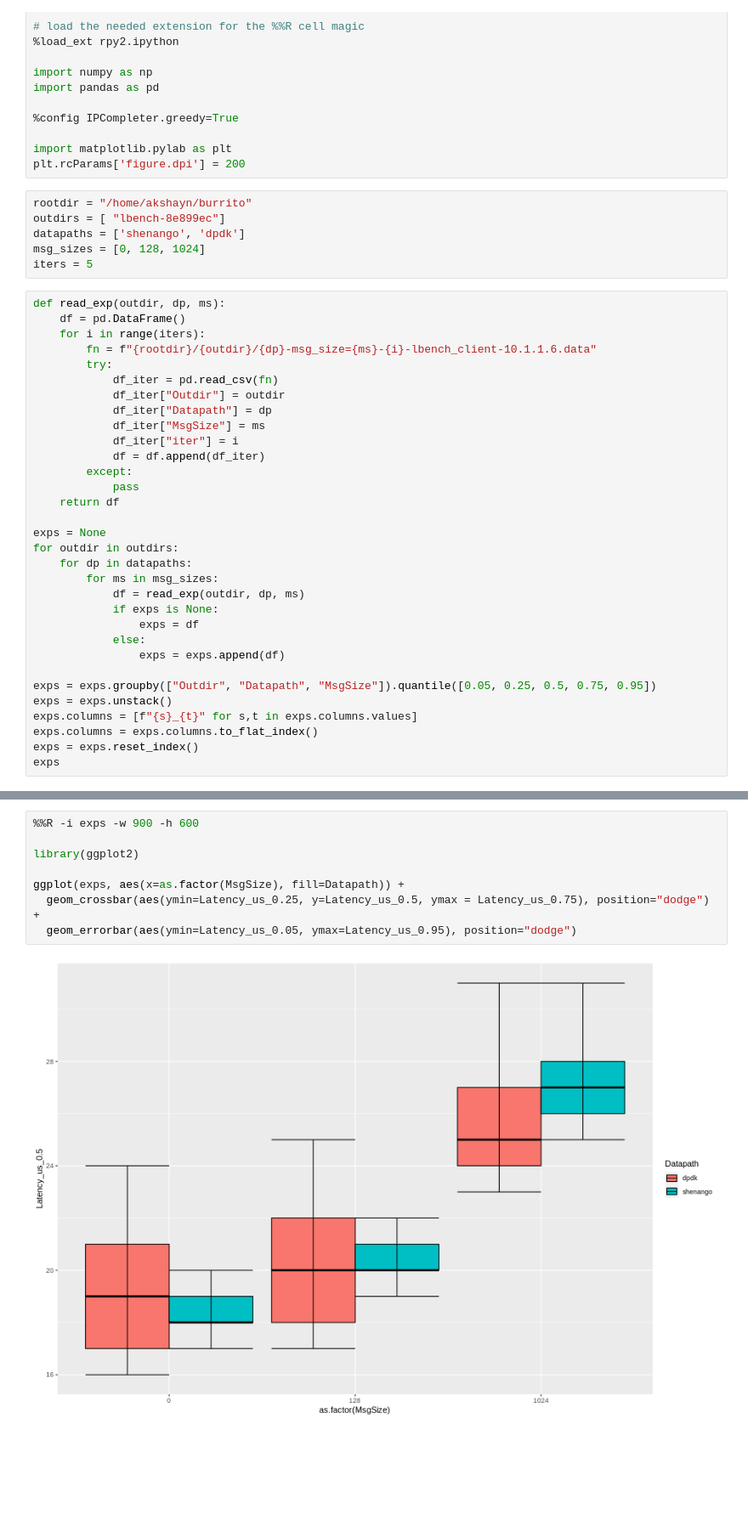
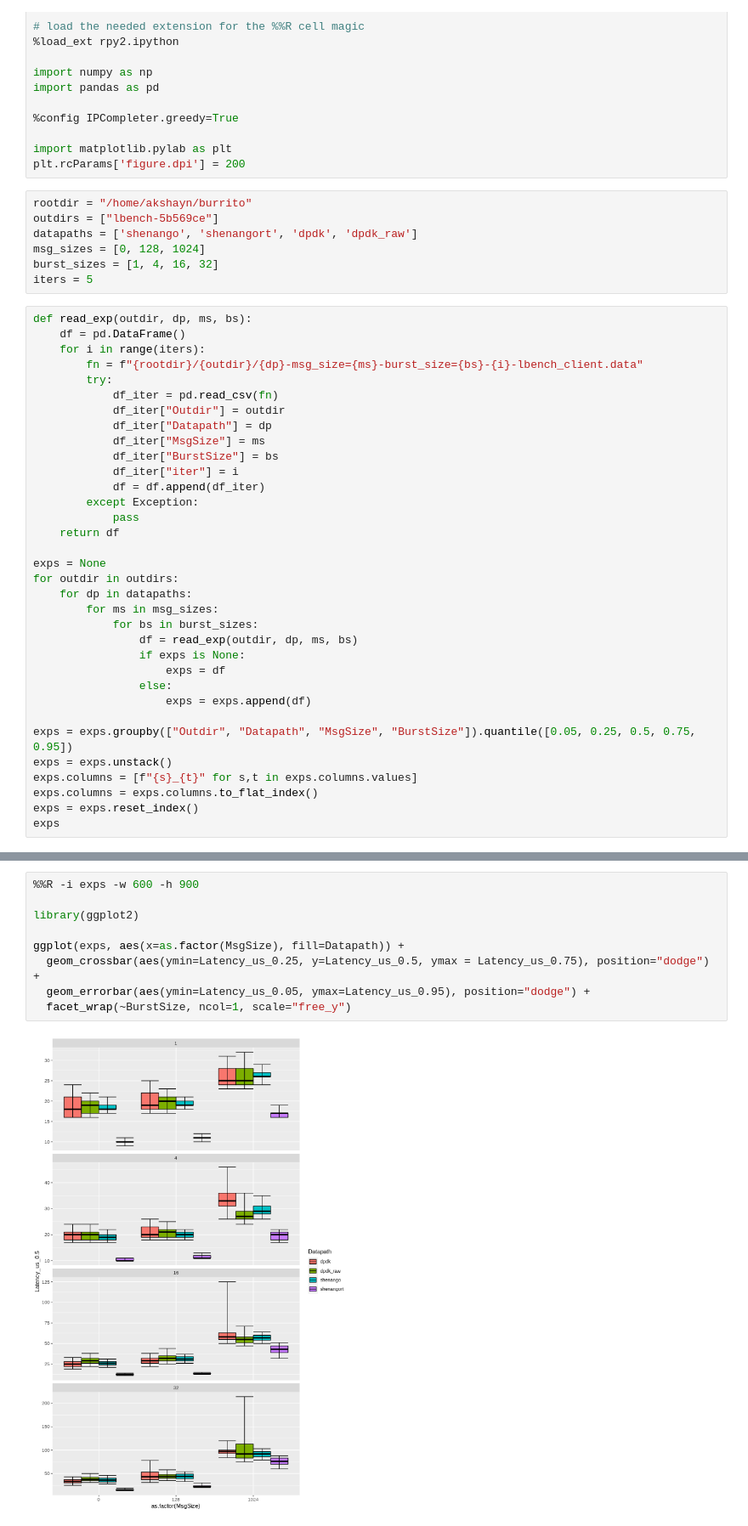
Before and after one commit to akshayknarayan/burrito, a Jupyter notebook: scripts/latency-bench.ipynb, the cells around one changed output, grey strips where cells are left out. Shown at 85% size. Drawn from its saved outputs; the diff is of its cells as text; blank space fills up the shorter version.

Commit message:
latency-bench: update scripts

```diff
--- a/scripts/latency-bench.ipynb
+++ b/scripts/latency-bench.ipynb
@@ -25,23 +25,25 @@ import matplotlib.pylab as plt
 plt.rcParams['figure.dpi'] = 200
 # %%
 rootdir = "/home/akshayn/burrito"
-outdirs = [ "lbench-8e899ec"]
-datapaths = ['shenango', 'dpdk']
+outdirs = ["lbench-5b569ce"]
+datapaths = ['shenango', 'shenangort', 'dpdk', 'dpdk_raw']
 msg_sizes = [0, 128, 1024]
+burst_sizes = [1, 4, 16, 32]
 iters = 5
 # %%
-def read_exp(outdir, dp, ms):
+def read_exp(outdir, dp, ms, bs):
     df = pd.DataFrame()
     for i in range(iters):
-        fn = f"{rootdir}/{outdir}/{dp}-msg_size={ms}-{i}-lbench_client-10.1.1.6.data"
+        fn = f"{rootdir}/{outdir}/{dp}-msg_size={ms}-burst_size={bs}-{i}-lbench_client.data"
         try:
             df_iter = pd.read_csv(fn)
             df_iter["Outdir"] = outdir
             df_iter["Datapath"] = dp
             df_iter["MsgSize"] = ms
+            df_iter["BurstSize"] = bs
             df_iter["iter"] = i
             df = df.append(df_iter)
-        except:
+        except Exception:
             pass
     return df
 
@@ -49,13 +51,14 @@ exps = None
 for outdir in outdirs:
     for dp in datapaths:
         for ms in msg_sizes:
-            df = read_exp(outdir, dp, ms)
-            if exps is None:
-                exps = df
-            else:
-                exps = exps.append(df)
+            for bs in burst_sizes:
+                df = read_exp(outdir, dp, ms, bs)
+                if exps is None:
+                    exps = df
+                else:
+                    exps = exps.append(df)
 
-exps = exps.groupby(["Outdir", "Datapath", "MsgSize"]).quantile([0.05, 0.25, 0.5, 0.75, 0.95])
+exps = exps.groupby(["Outdir", "Datapath", "MsgSize", "BurstSize"]).quantile([0.05, 0.25, 0.5, 0.75, 0.95])
 exps = exps.unstack()
 exps.columns = [f"{s}_{t}" for s,t in exps.columns.values]
 exps.columns = exps.columns.to_flat_index()
@@ -72,10 +85,11 @@ exps
 # %%
-%%R -i exps -w 900 -h 600
+%%R -i exps -w 600 -h 900
 
 library(ggplot2)
 
 ggplot(exps, aes(x=as.factor(MsgSize), fill=Datapath)) +
   geom_crossbar(aes(ymin=Latency_us_0.25, y=Latency_us_0.5, ymax = Latency_us_0.75), position="dodge") +
-  geom_errorbar(aes(ymin=Latency_us_0.05, ymax=Latency_us_0.95), position="dodge")
+  geom_errorbar(aes(ymin=Latency_us_0.05, ymax=Latency_us_0.95), position="dodge") +
+  facet_wrap(~BurstSize, ncol=1, scale="free_y")
 # %% [output]
-[figure, old version]
+[figure, new version]
```
Also changed, not shown: parts of 1 cell of this notebook, 2 other files.
